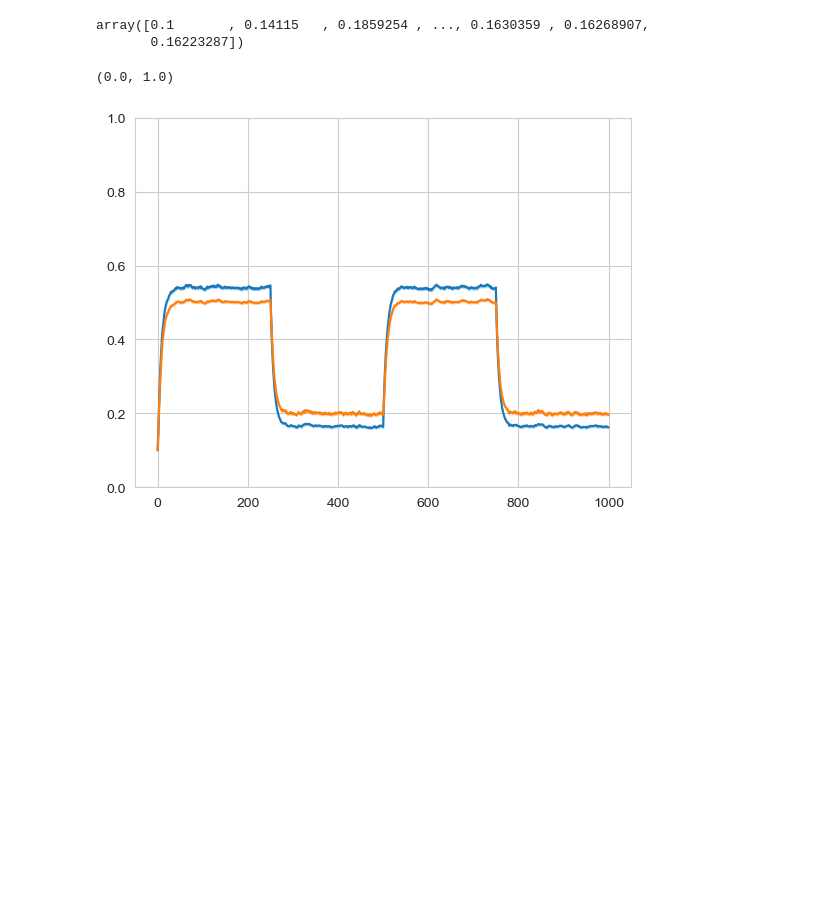
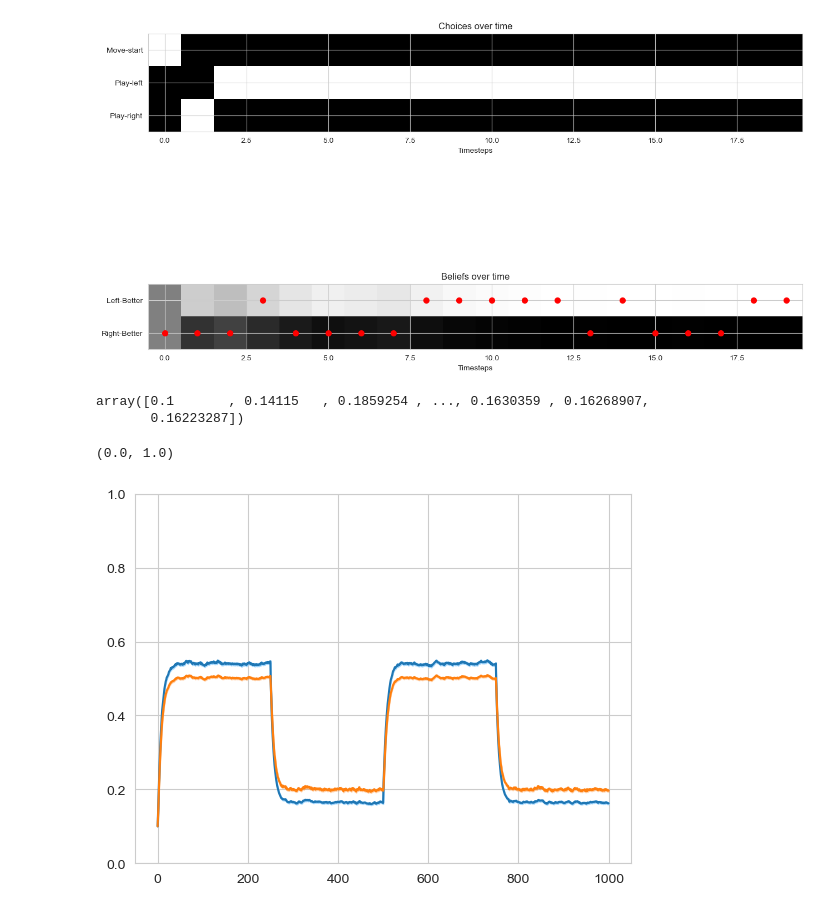
Before and after one commit to marek1n/rl-sim, a Jupyter notebook: RLsim.ipynb, the cells around one changed output. Cells and saved outputs as stored; diff of their text form; code cells hidden in the pictures; blank space fills up the shorter version.

Commit message:
actinf plotting functions

```diff
--- a/RLsim.ipynb
+++ b/RLsim.ipynb
@@ -15,20 +15,23 @@ from pymdp.agent import Agent as AgentActInf
 sns.set_style('whitegrid')
 # %%
 # actinf agent
-EPISODES = 2000
-RUN_LENGTH = 1000
+EPISODES = 5
+RUN_LENGTH = 20
 
 env_actinf = Env_ActInf(p_reward=0.7, context=1) # TODO
 
 
 actinf_model = F.MDPGenerativeModel()
 A, B, C, D = actinf_model.create_A(), actinf_model.create_B(), actinf_model.create_C(), actinf_model.create_D() # TODO pass the correct params
 pA = F.parameterize_pA(A_base=A, scale = 1.0, prior_count=10e5)
 agent_actinf = AgentActInf(A=A, pA=pA, B=B, C=C, D=D, modalities_to_learn=[1], lr_pA = 1.0, use_param_info_gain=True, action_selection='deterministic')
 
 # agent_actinf.__dict__
 returns_actinf = np.zeros([EPISODES, RUN_LENGTH])
 choice_hist, belief_hist, qA_hist, context_hist = actinf_model.run_active_inference_with_learning(agent_actinf, env_actinf, T=RUN_LENGTH)
+F.plot_choices_beliefs(choice_hist, belief_hist, context_hist, choice_action_names=actinf_model.choice_action_names)
+# %% [output]
+[figure, added]
 # %%
 # env = Env(payoff_structure=(0.6, 0.3, 0.1))
 high_low_var = (1, 0, 0)
```
Also changed, not shown: 1 other file.
